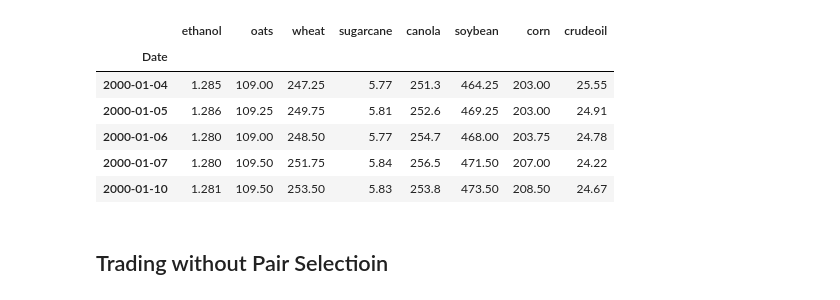
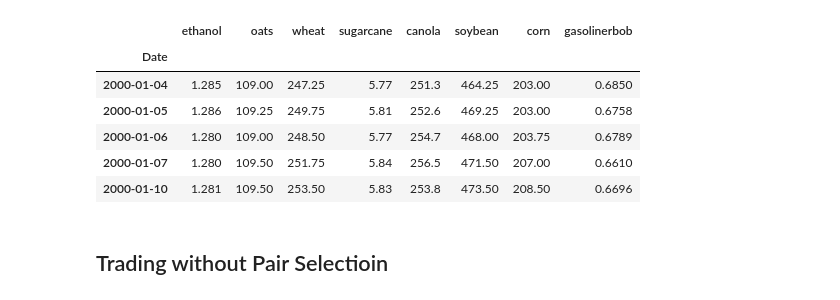
Before and after one commit to Quantitative-Finance-Lab-Yonsei/pairs-trading, a Jupyter notebook: code/main.ipynb, the cells around one changed output. Cells and saved outputs as stored; diff of their text form; code cells hidden in the pictures.

```diff
--- a/code/main.ipynb
+++ b/code/main.ipynb
@@ -11,16 +11,16 @@ import warnings
 warnings.filterwarnings("ignore")
 # %%
 # load preprocessed data
-data_df = pd.read_csv("data_df.csv", index_col=0)
+data_df = pd.read_csv("data.csv", index_col=0)
 data_df.head()
 # %% [output]
-|  | ethanol | oats | wheat | sugarcane | canola | soybean | corn | crudeoil |
+|  | ethanol | oats | wheat | sugarcane | canola | soybean | corn | gasolinerbob |
 | Date |  |  |  |  |  |  |  |  |
-| 2000-01-04 | 1.285 | 109.00 | 247.25 | 5.77 | 251.3 | 464.25 | 203.00 | 25.55 |
-| 2000-01-05 | 1.286 | 109.25 | 249.75 | 5.81 | 252.6 | 469.25 | 203.00 | 24.91 |
-| 2000-01-06 | 1.280 | 109.00 | 248.50 | 5.77 | 254.7 | 468.00 | 203.75 | 24.78 |
-| 2000-01-07 | 1.280 | 109.50 | 251.75 | 5.84 | 256.5 | 471.50 | 207.00 | 24.22 |
-| 2000-01-10 | 1.281 | 109.50 | 253.50 | 5.83 | 253.8 | 473.50 | 208.50 | 24.67 |
+| 2000-01-04 | 1.285 | 109.00 | 247.25 | 5.77 | 251.3 | 464.25 | 203.00 | 0.6850 |
+| 2000-01-05 | 1.286 | 109.25 | 249.75 | 5.81 | 252.6 | 469.25 | 203.00 | 0.6758 |
+| 2000-01-06 | 1.280 | 109.00 | 248.50 | 5.77 | 254.7 | 468.00 | 203.75 | 0.6789 |
+| 2000-01-07 | 1.280 | 109.50 | 251.75 | 5.84 | 256.5 | 471.50 | 207.00 | 0.6610 |
+| 2000-01-10 | 1.281 | 109.50 | 253.50 | 5.83 | 253.8 | 473.50 | 208.50 | 0.6696 |
 # %% [markdown]
 ## Trading without Pair Selectioin
 # %% [markdown]
```
Also changed, not shown: parts of 1 cell of this notebook, 1 other file.
